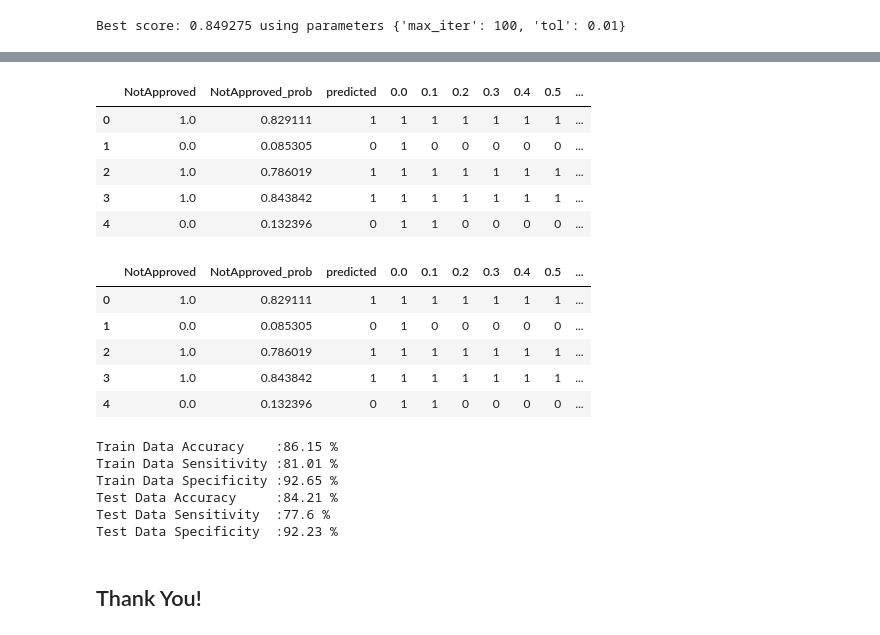
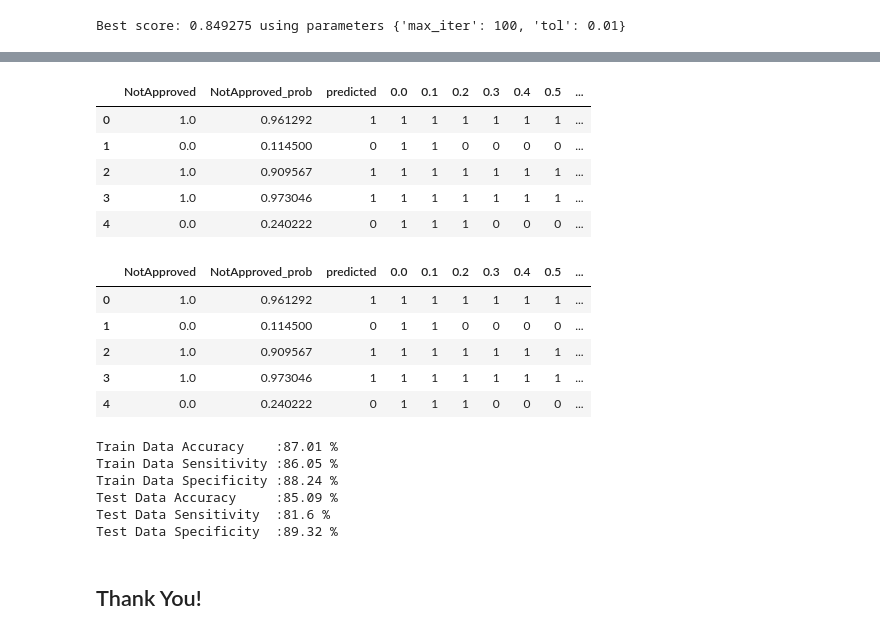
Before and after one commit to GaikwadChinmay/Credit-Card-Approval-Prediction, a Jupyter notebook: Classification CreditCardApproval.ipynb, the cells around one changed output, grey strips where cells are left out. Drawn from its saved outputs; the diff is of its cells as text; code cells hidden in the pictures.

```diff
--- a/Classification CreditCardApproval.ipynb
+++ b/Classification CreditCardApproval.ipynb
@@ -20,7 +20,7 @@ import numpy as np, pandas as pd
 import matplotlib.pyplot as plt
 import seaborn as sns
 # Loading dataset
-cc_apps = pd.read_csv('/content/cc_approvals.data',header=None)
+cc_apps = pd.read_csv('../input/credit-card-approvals/cc_approvals.data',header=None)
 
 # Inspecting data
 # %%
@@ -263,7 +259,7 @@ print("Best score: %f using parameters %s" % (best_score, best_params))
 # %% [output]
 Best score: 0.849275 using parameters {'max_iter': 100, 'tol': 0.01}
 # %%
-final_logreg = LogisticRegression(tol= 0.01,max_iter=100)
+final_logreg = LogisticRegression(tol= 0.01,max_iter=100,solver='liblinear')
 # %%
-final_logreg.fit(X_train,y_train)
+final_logreg.fit(rescaledX_train,y_train)
 # %% [output]
@@ -392,16 +380,16 @@ plt.show()
 # %%
 # From the curve above, 0.4 is the optimum point to take it as a cutoff probability
-y_train_pred_final['final_predicted'] = y_train_pred_final.NotApproved_prob.map( lambda x: 1 if x > 0.5 else 0)
-y_test_pred_final['final_predicted'] = y_test_pred_final.NotApproved_prob.map( lambda x: 1 if x > 0.5 else 0)
+y_train_pred_final['final_predicted'] = y_train_pred_final.NotApproved_prob.map( lambda x: 1 if x > 0.4 else 0)
+y_test_pred_final['final_predicted'] = y_test_pred_final.NotApproved_prob.map( lambda x: 1 if x > 0.4 else 0)
 
 y_train_pred_final.head()
 # %% [output]
 |  | NotApproved | NotApproved_prob | predicted | 0.0 | 0.1 | 0.2 | 0.3 | 0.4 | 0.5 | ... |
-| 0 | 1.0 | 0.829111 | 1 | 1 | 1 | 1 | 1 | 1 | 1 | ... |
-| 1 | 0.0 | 0.085305 | 0 | 1 | 0 | 0 | 0 | 0 | 0 | ... |
-| 2 | 1.0 | 0.786019 | 1 | 1 | 1 | 1 | 1 | 1 | 1 | ... |
-| 3 | 1.0 | 0.843842 | 1 | 1 | 1 | 1 | 1 | 1 | 1 | ... |
-| 4 | 0.0 | 0.132396 | 0 | 1 | 1 | 0 | 0 | 0 | 0 | ... |
+| 0 | 1.0 | 0.961292 | 1 | 1 | 1 | 1 | 1 | 1 | 1 | ... |
+| 1 | 0.0 | 0.114500 | 0 | 1 | 1 | 0 | 0 | 0 | 0 | ... |
+| 2 | 1.0 | 0.909567 | 1 | 1 | 1 | 1 | 1 | 1 | 1 | ... |
+| 3 | 1.0 | 0.973046 | 1 | 1 | 1 | 1 | 1 | 1 | 1 | ... |
+| 4 | 0.0 | 0.240222 | 0 | 1 | 1 | 1 | 0 | 0 | 0 | ... |
 # %%
 
 #Assigning Lead Score
@@ -411,11 +399,11 @@ y_test_pred_final['Approval_Score'] = y_test_pred_final.NotApproved_prob.map( la
 y_train_pred_final.head()
 # %% [output]
 |  | NotApproved | NotApproved_prob | predicted | 0.0 | 0.1 | 0.2 | 0.3 | 0.4 | 0.5 | ... |
-| 0 | 1.0 | 0.829111 | 1 | 1 | 1 | 1 | 1 | 1 | 1 | ... |
-| 1 | 0.0 | 0.085305 | 0 | 1 | 0 | 0 | 0 | 0 | 0 | ... |
-| 2 | 1.0 | 0.786019 | 1 | 1 | 1 | 1 | 1 | 1 | 1 | ... |
-| 3 | 1.0 | 0.843842 | 1 | 1 | 1 | 1 | 1 | 1 | 1 | ... |
-| 4 | 0.0 | 0.132396 | 0 | 1 | 1 | 0 | 0 | 0 | 0 | ... |
+| 0 | 1.0 | 0.961292 | 1 | 1 | 1 | 1 | 1 | 1 | 1 | ... |
+| 1 | 0.0 | 0.114500 | 0 | 1 | 1 | 0 | 0 | 0 | 0 | ... |
+| 2 | 1.0 | 0.909567 | 1 | 1 | 1 | 1 | 1 | 1 | 1 | ... |
+| 3 | 1.0 | 0.973046 | 1 | 1 | 1 | 1 | 1 | 1 | 1 | ... |
+| 4 | 0.0 | 0.240222 | 0 | 1 | 1 | 1 | 0 | 0 | 0 | ... |
 # %%
 # Let's check the overall accuracy.
 trainaccuracy= metrics.accuracy_score(y_train_pred_final.NotApproved, y_train_pred_final.final_predicted)
@@ -448,11 +436,11 @@ print("Test Data Accuracy     :{} %".format(round((testaccuracy*100),2)))
 print("Test Data Sensitivity  :{} %".format(round((testsensitivity*100),2)))
 print("Test Data Specificity  :{} %".format(round((testspecificity*100),2)))
 # %% [output]
-Train Data Accuracy    :86.15 %
-Train Data Sensitivity :81.01 %
-Train Data Specificity :92.65 %
-Test Data Accuracy     :84.21 %
-Test Data Sensitivity  :77.6 %
-Test Data Specificity  :92.23 %
+Train Data Accuracy    :87.01 %
+Train Data Sensitivity :86.05 %
+Train Data Specificity :88.24 %
+Test Data Accuracy     :85.09 %
+Test Data Sensitivity  :81.6 %
+Test Data Specificity  :89.32 %
 # %% [markdown]
 ## Thank You!
```
Also changed, not shown: parts of 8 cells of this notebook.
